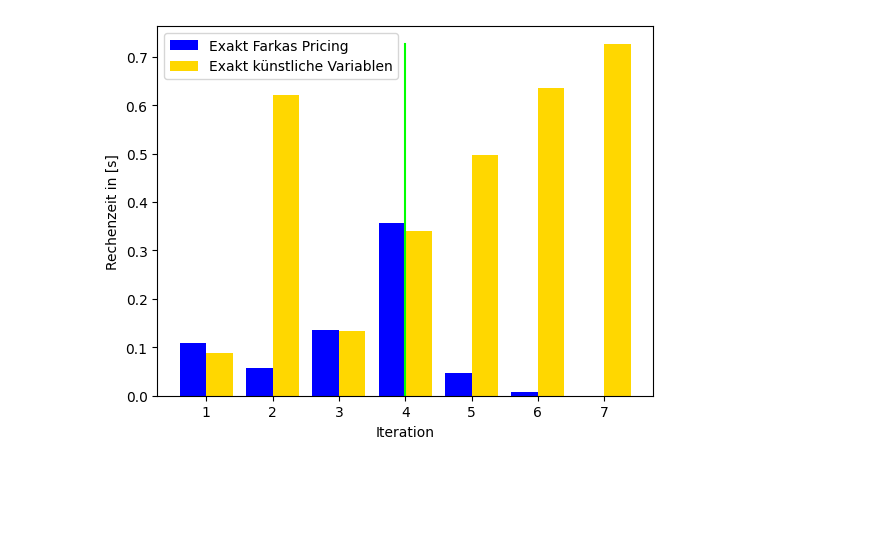
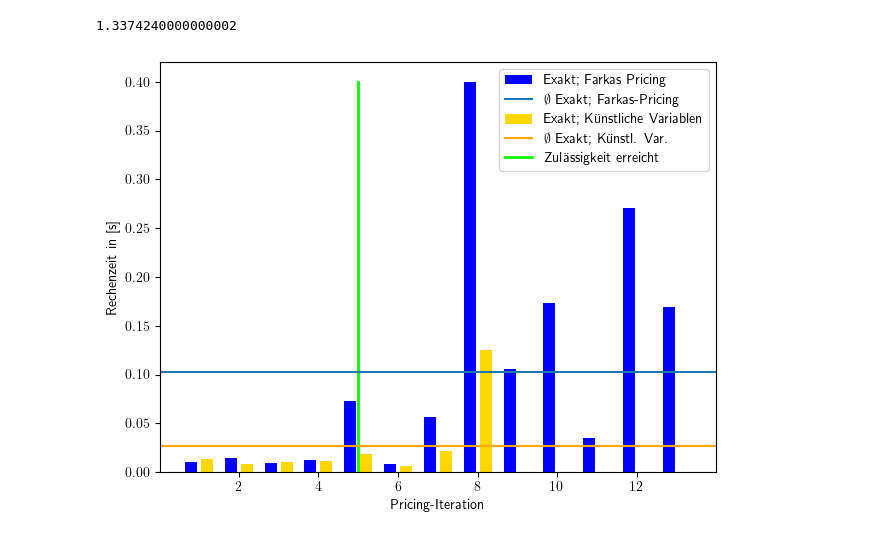
Before and after one commit to glanch/PHALS-CGBP, a Jupyter notebook: testing/results_timelimit_3000s/pricing_iterations/graphik_1.ipynb, the cells around one changed output. Cells and saved outputs as stored; diff of their text form; code cells hidden in the pictures; blank space fills up the shorter version.

```diff
--- a/testing/results_timelimit_3000s/pricing_iterations/graphik_1.ipynb
+++ b/testing/results_timelimit_3000s/pricing_iterations/graphik_1.ipynb
@@ -3,3 +3,6 @@ import os
 import pandas as pd
 import numpy as np
 import matplotlib.pyplot as plt
+from matplotlib import rc, rcParams
+rc('text', usetex=True)
+rcParams.update({'figure.autolayout': True})
@@ -22,35 +198,49 @@ data2
 # %%
-name1= "PR_Ins4_E_F.csv"
+name1= "PR_Ins4_H_F.csv"
 data1=pd.read_csv(name1)
-name2= "PR_Ins4_E_A.csv"
+name2= "PR_Ins4_H_A.csv"
 data2=pd.read_csv(name2)
 time1=data1["Unnamed: 5"].to_numpy()[1:]
 time2=data2["Unnamed: 5"].to_numpy()[1:]
 
 diff = len(time2) - len(time1)
 if len(time2) < len(time1):
     for i in range(abs(diff)):
         time2=np.append(time2, 0)
 else:
     for i in range(abs(diff)):
         time1=np.append(time1, 0)
 
 
 
-x= np.arange(len(time2)) + 1
+x= np.arange(0, 13, 1) + 1#len(time1), 1) #+ 1
+
 
 fig, ax = plt.subplots()
-ax.set_xticks(x)
-plt.bar(x - 0.2, time1, 0.4, label = 'Exakt Farkas Pricing', color="blue")
-plt.bar(x + 0.2, time2, 0.4, label = 'Exakt künstliche Variablen', color="gold")
 
-x1, y1 = [4, 4], [0, max(time2)]
-plt.plot(x1, y1, marker = '' , color="lime")
+#ax.set_xticks(x)
+plt.bar(x - 0.2, time1, 0.3, label = 'Exakt; Farkas Pricing', color="blue")
+plt.bar(x + 0.2, time2, 0.3, label = 'Exakt; Künstliche Variablen', color="gold")
 
-plt.legend()
+x1, y1 = [5, 5], [0, max(max(time1), max(time2))]
+plt.plot(x1, y1, marker = ' ' , linewidth=2, color="lime", label="Zulässigkeit erreicht")
+
+avg_1 = sum(time1) / 13
+avg_2 = sum(time2) / 8
+plt.axhline(y=avg_1, label=r'$\emptyset$ Exakt; Farkas-Pricing')
+plt.axhline(y=avg_2, label="$\emptyset$ Exakt; Künstl. Var.", color="orange")
+
+handles, labels = plt.gca().get_legend_handles_labels()
+order = [3,1,4,2,0]
+plt.legend([handles[idx] for idx in order],[labels[idx] for idx in order])
+
+
 plt.ylabel("Rechenzeit in [s]")
-plt.xlabel("Iteration")
-plt.savefig("Ins4_E_F_E_A.png", dpi=400)
+plt.xlabel("Pricing-Iteration")
+plt.savefig("Ins4_H_F_H_A.png", dpi=400)
+
+sum(time1)
 # %% [output]
+1.3374240000000002
-[figure, old version]
+[figure, new version]
 # %%
```
Also changed, not shown: parts of 14 cells of this notebook, 2 other files.
